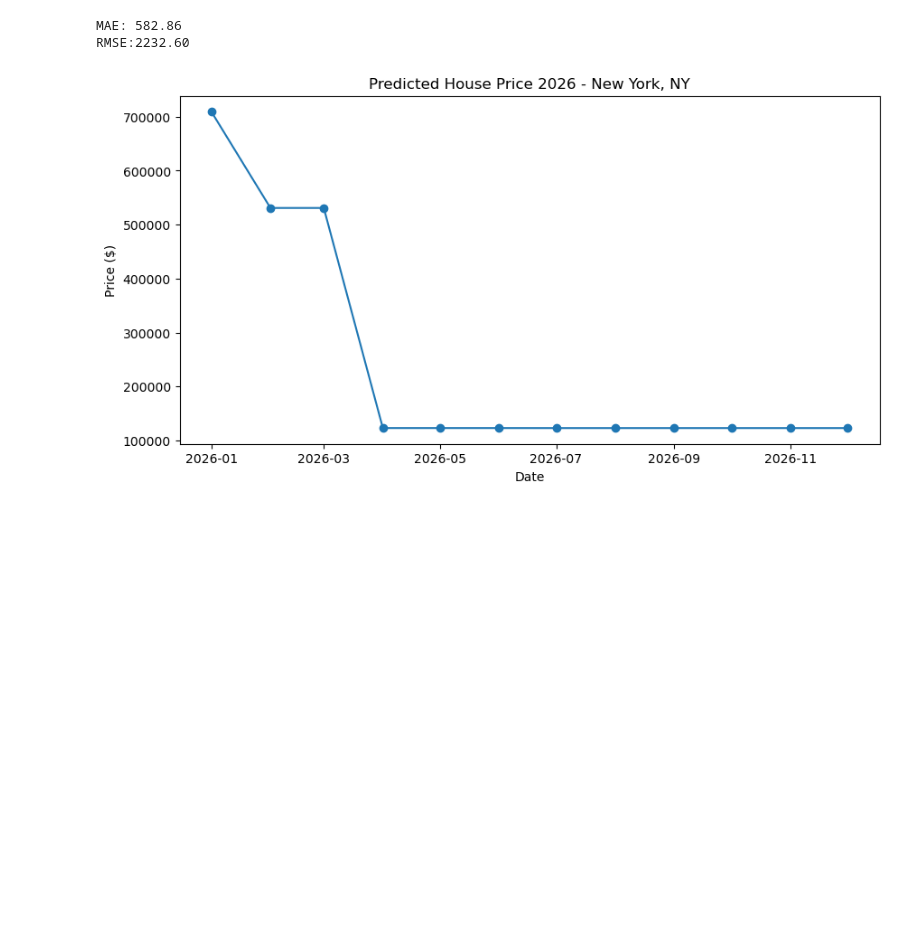
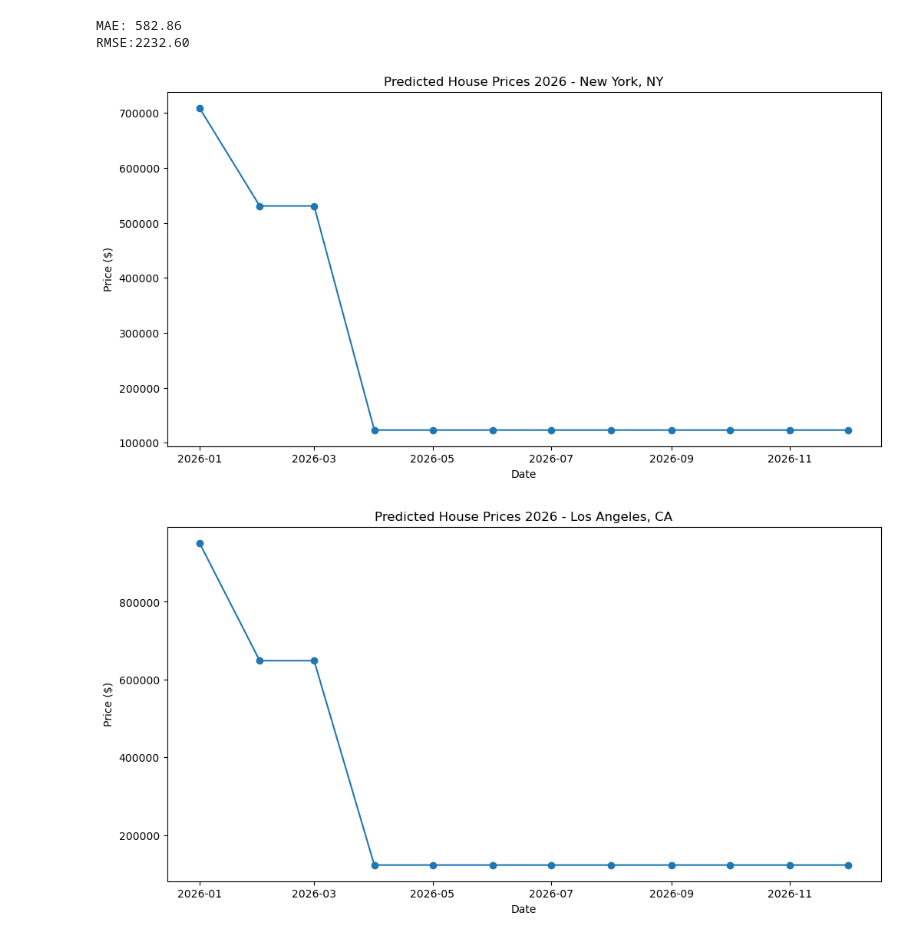
Before and after one commit to TalaHamdan0/House-Price-Predicit-US-2026, a Jupyter notebook: house-price-predict-us-2026.ipynb, the cells around one changed output. Drawn from its saved outputs; the diff is of its cells as text; code cells hidden in the pictures; blank space fills up the shorter version.

```diff
--- a/house-price-predict-us-2026.ipynb
+++ b/house-price-predict-us-2026.ipynb
@@ -111,18 +111,25 @@ for city in cities:
         df_preds_2026 = pd.DataFrame(preds_2026, columns=['RegionName','Date','PredictedPrice'])
 # %%
 df_preds_2026 = pd.DataFrame(preds_2026, columns=['RegionName','Date','PredictedPrice'])
-# %%
-import matplotlib.pyplot as plt
-
-city_name ='New York, NY'
-city_data = df_preds_2026[df_preds_2026['RegionName'] == city_name]
-
-plt.figure(figsize=(10,5))
-plt.plot(city_data['Date'],city_data['PredictedPrice'], marker='o')
-plt.title(f"Predicted House Price 2026 - {city_name}")
-plt.xlabel('Date')
-plt.ylabel('Price ($)')
-plt.savefig("Predicted_House_Prices_2026.png", dpi=300)
-plt.show()
-# %% [output]
-[figure, removed]
+# %%
+import matplotlib.pyplot as plt
+
+
+cities_to_plot = ['New York, NY', 'Los Angeles, CA', 'Chicago, IL', 'Dallas, TX']
+
+for city_name in cities_to_plot:
+    city_data = df_preds_2026[df_preds_2026['RegionName'] == city_name]
+
+    plt.figure(figsize=(12,6))
+    plt.plot(city_data['Date'], city_data['PredictedPrice'], marker='o')
+    plt.title(f"Predicted House Prices 2026 - {city_name}")
+    plt.xlabel("Date")
+    plt.ylabel("Price ($)")
+
+
+    filename = f"Predicted_House_Prices_2026_{city_name.replace(',','').replace(' ','_')}.png"
+    plt.savefig(filename, dpi=300)
+    plt.show()
+# %% [output]
+[figure, added]
+[figure, added]
```
Also changed, not shown: parts of 1 cell of this notebook.
